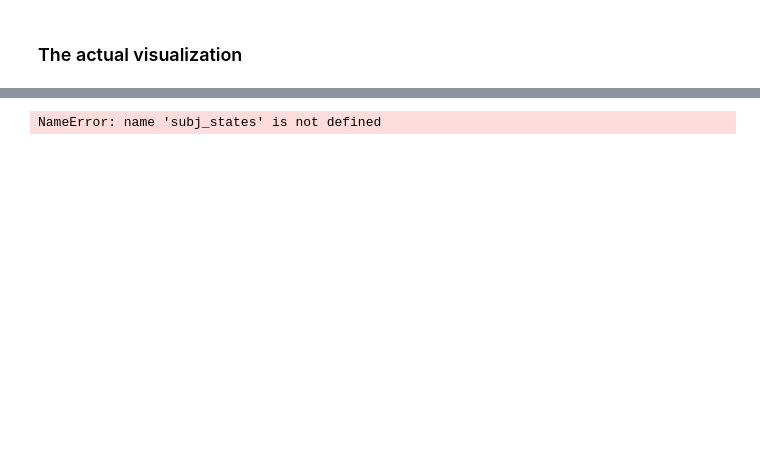
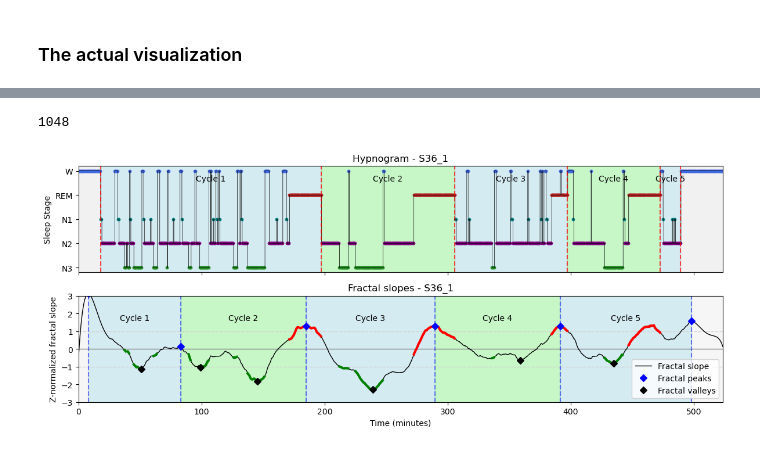
Before and after one commit to AbdelRayan/Human_SleepSCoring, a Jupyter notebook: DilonAndriesse/data_visualization/fractal_cycles_of_sleep.ipynb, the cells around one changed output, grey strips where cells are left out. Drawn from its saved outputs; the diff is of its cells as text; code cells hidden in the pictures; blank space fills up the shorter version.

Commit message:
Small adjustments and cleaning of scripts to work with current datastructures

```diff
--- a/DilonAndriesse/data_visualization/fractal_cycles_of_sleep.ipynb
+++ b/DilonAndriesse/data_visualization/fractal_cycles_of_sleep.ipynb
@@ -425,6 +540,6 @@ S36
 # %%
 # choose a subject from the above list to visualize the fractal cycles
-subject = "S36"
+subject = "S36_1"
 
 _, smoothed_slopes, _, _ = subject_slope_data.get(subject)
 subj_states = subject_states.get(subject)
@@ -453,3 +566,7 @@ NameError: name 'find_peaks' is not defined
+# %%
+print(len(subj_states))
+# %% [output]
+1048
 # %%
 ### Most of this function was generated using chatGPT. From displayed
 ### the peaks and valleys to drawing automatic lines at each peak to
@@ -459,13 +576,14 @@ NameError: name 'find_peaks' is not defined
 
 import pandas as pd
 
-epoch_length_sec = 30  # adjust for dataset
+# epoch_length_sec = 30  # adjust for dataset
 n_epochs = len(subj_states)
-time_axis = np.arange(n_epochs) * epoch_length_sec / 60  # minutes
+time_axis = np.arange(n_epochs) * epoch / 60  # minutes
 
 # define sleep stage colors
 # Replace 5 with 0
 subj_states[subj_states == 5] = 0
+subj_states[subj_states == 6] = 0
 
 # define labels and colors to use
 stage_colors = {0: 'royalblue', 1: 'teal', 2: 'purple', 3: 'forestgreen', 4: 'firebrick'}
@@ -596,31 +714,31 @@ for i in range(len(peaks)-1):
     end = time_axis[peaks[i+1]]
     ax2.axvspan(start, end, color=colors[i % 2], alpha=0.5)
     # Add cycle label at the center of the shaded region
     center = (start + end) / 2
     ax2.text(center, 1.5, f'Cycle {i+1}',
              ha='center', va='bottom', fontsize=10, color='black')
 
 # Shade outside areas with light blue
 ax2.axvspan(time_axis[0], time_axis[peaks[0]], color='lightgray', alpha=0.2)          # before first peak
 ax2.axvspan(time_axis[peaks[-1]], time_axis[-1], color='lightgray', alpha=0.2)
 
 ax2.plot(time_axis[valleys], smoothed_slopes[valleys], 'D', color='black', label='Fractal valleys')  # mark dips
 
 # Solid line at 0
 ax2.axhline(0, color='gray', linewidth=1, zorder=1)
 
 # Dashed lines at +1 and -1
 ax2.axhline(1, color='lightgray', linestyle='--', linewidth=1, zorder=1)
 ax2.axhline(-1, color='lightgray', linestyle='--', linewidth=1, zorder=1)
 
 # additional settings
 ax2.set_xlabel('Time (minutes)')
 ax2.set_ylabel('Z-normalized fractal slope')
 ax2.set_ylim(-3, 3)
 ax2.set_xlim(time_axis[0], time_axis[-1])
 ax2.set_title(f'Fractal slopes - {subject}')
 ax2.legend()
 plt.tight_layout()
 plt.show()
 # %% [output]
-NameError: name 'subj_states' is not defined
+[figure, added]
```
Also changed, not shown: parts of 14 cells of this notebook, 2 other files.
